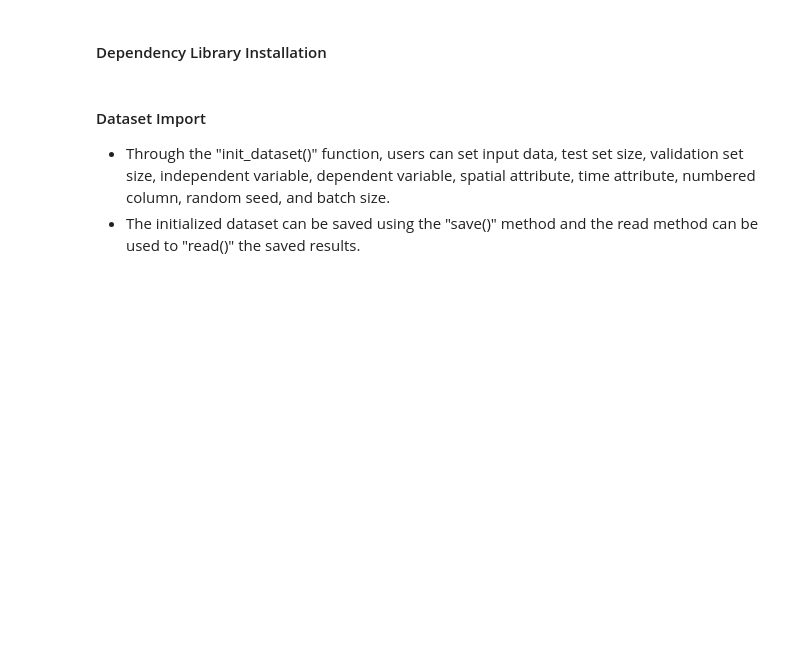
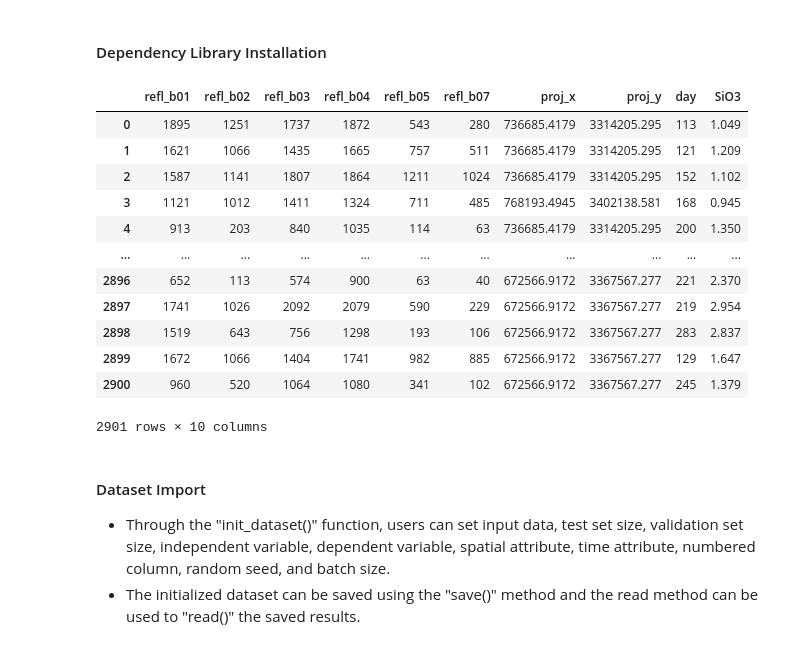
Before and after one commit to zjuwss/gnnwr, a Jupyter notebook: demo/demo_gtnnwr.ipynb, the cells around one changed output. Saved outputs shown, nothing was run; the diff lists cells and outputs as text; code cells hidden in the pictures; blank space fills up the shorter version.

```diff
--- a/demo/demo_gtnnwr.ipynb
+++ b/demo/demo_gtnnwr.ipynb
@@ -43,6 +43,21 @@ from src.gnnwr.datasets import init_dataset
 from src.gnnwr.models import GTNNWR
 # %%
 data = pd.read_csv('../data/demo_data_gtnnwr.csv')
+data
+# %% [output]
+|  | refl_b01 | refl_b02 | refl_b03 | refl_b04 | refl_b05 | refl_b07 | proj_x | proj_y | day | SiO3 |
+| 0 | 1895 | 1251 | 1737 | 1872 | 543 | 280 | 736685.4179 | 3314205.295 | 113 | 1.049 |
+| 1 | 1621 | 1066 | 1435 | 1665 | 757 | 511 | 736685.4179 | 3314205.295 | 121 | 1.209 |
+| 2 | 1587 | 1141 | 1807 | 1864 | 1211 | 1024 | 736685.4179 | 3314205.295 | 152 | 1.102 |
+| 3 | 1121 | 1012 | 1411 | 1324 | 711 | 485 | 768193.4945 | 3402138.581 | 168 | 0.945 |
+| 4 | 913 | 203 | 840 | 1035 | 114 | 63 | 736685.4179 | 3314205.295 | 200 | 1.350 |
+| ... | ... | ... | ... | ... | ... | ... | ... | ... | ... | ... |
+| 2896 | 652 | 113 | 574 | 900 | 63 | 40 | 672566.9172 | 3367567.277 | 221 | 2.370 |
+| 2897 | 1741 | 1026 | 2092 | 2079 | 590 | 229 | 672566.9172 | 3367567.277 | 219 | 2.954 |
+| 2898 | 1519 | 643 | 756 | 1298 | 193 | 106 | 672566.9172 | 3367567.277 | 283 | 2.837 |
+| 2899 | 1672 | 1066 | 1404 | 1741 | 982 | 885 | 672566.9172 | 3367567.277 | 129 | 1.647 |
+| 2900 | 960 | 520 | 1064 | 1080 | 341 | 102 | 672566.9172 | 3367567.277 | 245 | 1.379 |
+2901 rows × 10 columns
 # %% [markdown]
 #### Dataset Import
 - Through the "init_dataset()" function, users can set input data, test set size, validation set size, independent variable, dependent variable, spatial attribute, time attribute, numbered column, random seed, and batch size.
```
Also changed, not shown: parts of 7 cells of this notebook, 1 other file.
